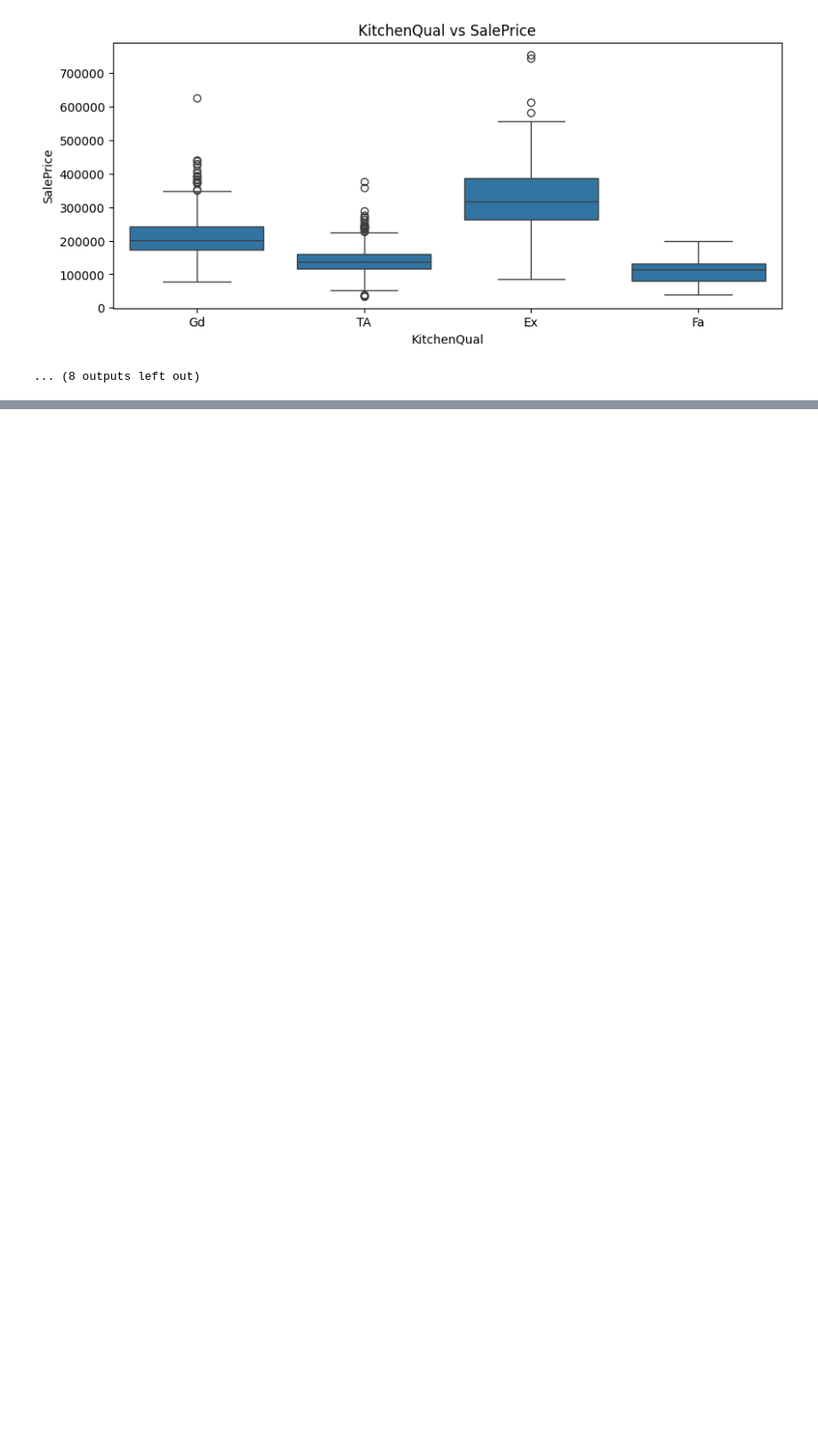
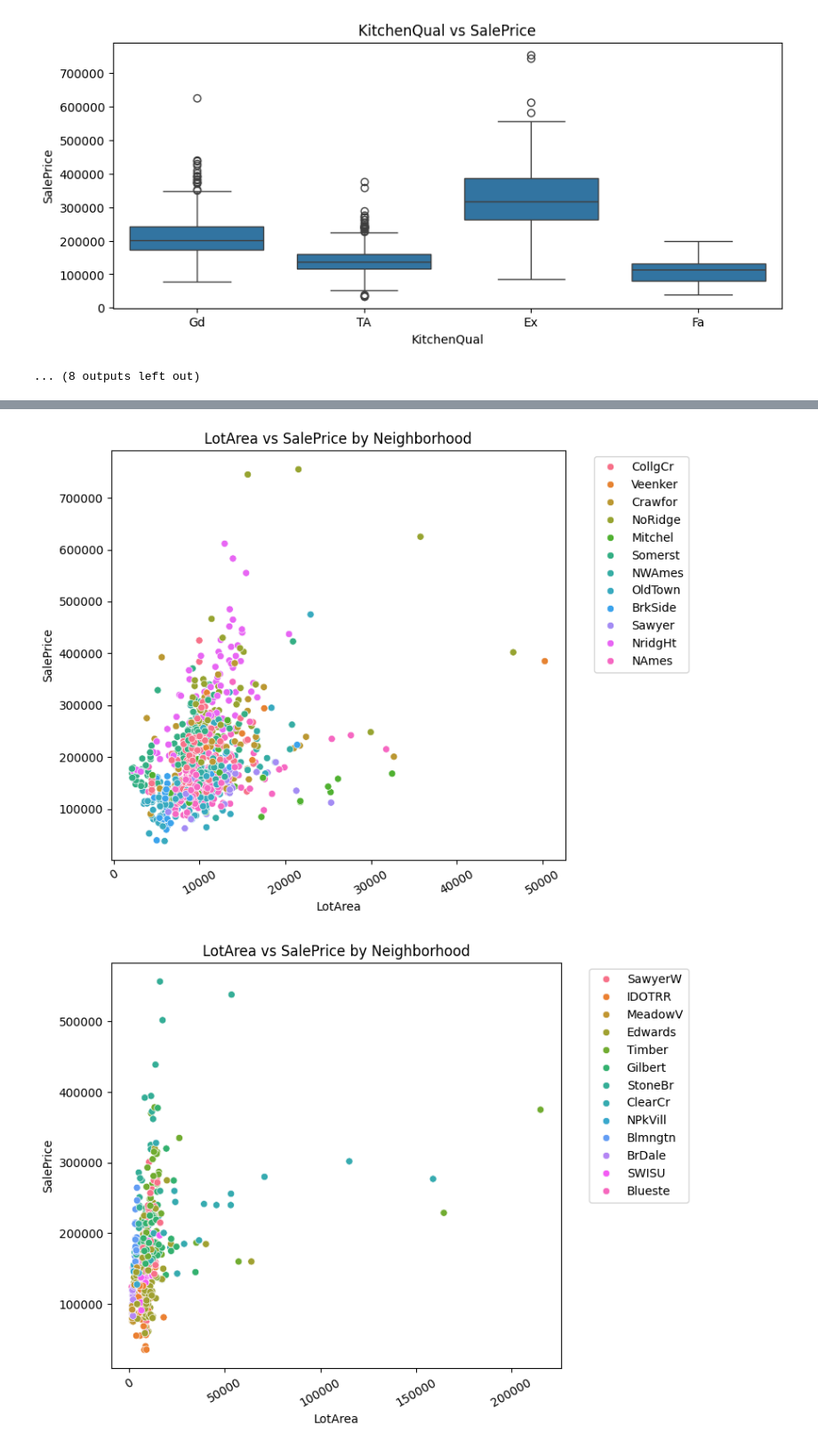
Before and after one commit to benaytms/house_prices_pred, a Jupyter notebook: main.ipynb, the cells around one changed output, grey strips where cells are left out. Shown at 89% size. Saved outputs shown, nothing was run; the diff lists cells and outputs as text; code cells hidden in the pictures; blank space fills up the shorter version.

```diff
--- a/main.ipynb
+++ b/main.ipynb
@@ -452,0 +495,25 @@ for col in encoding_feats['Nominal']:
+# %%
+x_val = 'LotArea'
+y_val = 'SalePrice'
+hue_val = 'Neighborhood'
+
+# Get unique hue values
+unique_hues = df[hue_val].unique()
+midpoint = len(unique_hues) // 2
+
+# First half of hues
+first_half_hues = unique_hues[:midpoint]
+second_half_hues = unique_hues[midpoint:]
+
+# Create filtered dataframes
+df_first = df[df[hue_val].isin(first_half_hues)]
+df_second = df[df[hue_val].isin(second_half_hues)]
+
+# Plot first half
+_plt('scatter', df_first, x_val, y_val, hue_val)
+
+# Plot second half
+_plt('scatter', df_second, x_val, y_val, hue_val)
+# %% [output]
+[figure, added]
+[figure, added]
```
Also changed, not shown: parts of 10 cells of this notebook.
